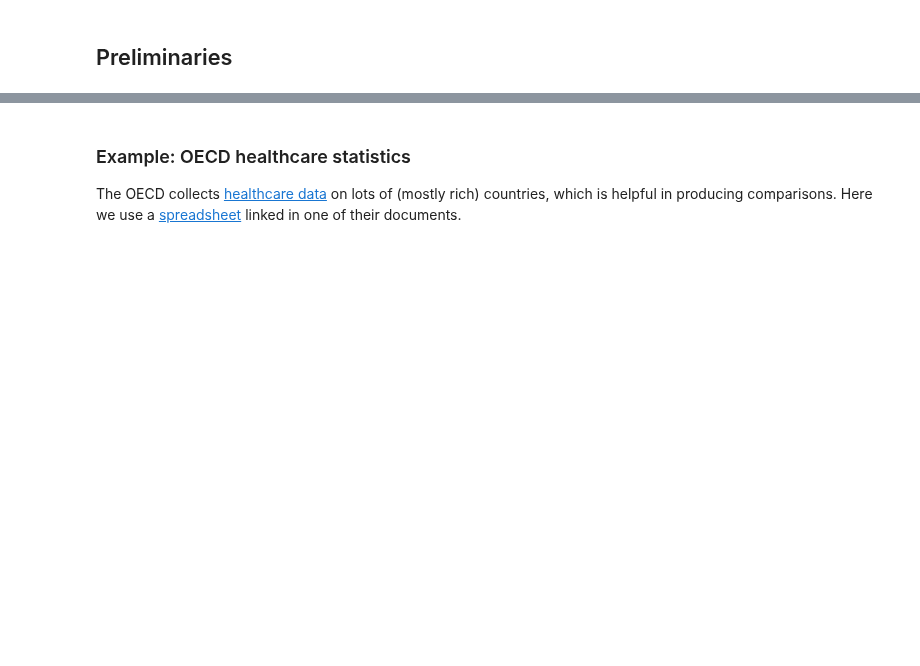
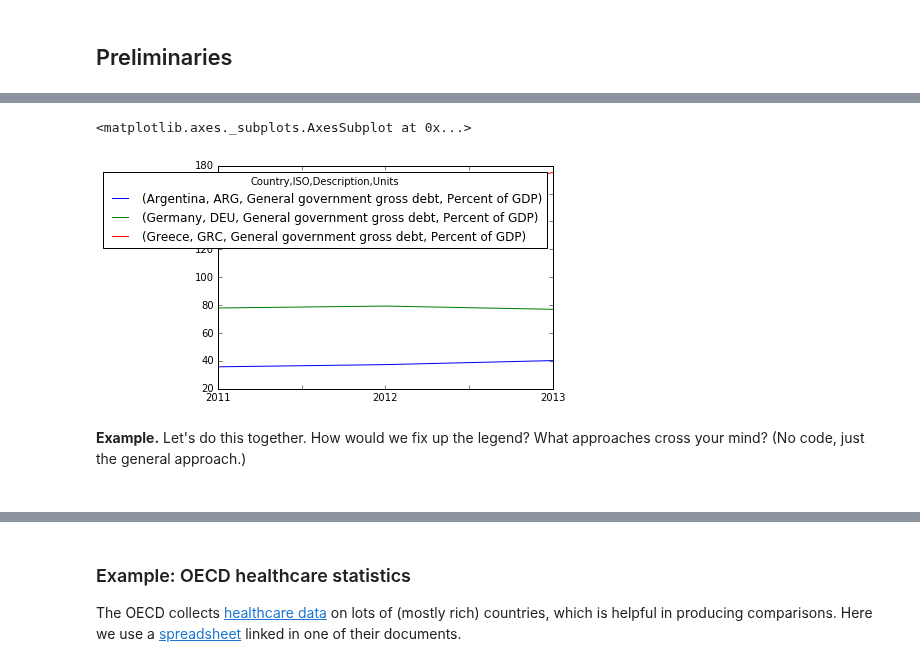
Before and after one commit to DaveBackus/Data_Bootcamp, a Jupyter notebook: Code/IPython/bootcamp_pandas-shape.ipynb, the cells around one changed output, grey strips where cells are left out. Cells and saved outputs as stored; diff of their text form; code cells hidden in the pictures; blank space fills up the shorter version.

```diff
--- a/Code/IPython/bootcamp_pandas-shape.ipynb
+++ b/Code/IPython/bootcamp_pandas-shape.ipynb
@@ -48,0 +144,2 @@ We load some of the examples from the previous notebook. The two examples share
+# %%
+dd.set_index(['Variable'])
@@ -48,0 +155,4 @@ We load some of the examples from the previous notebook. The two examples share
+# %%
+# we can do this with two or more if we like
+ddi = dd.set_index(['Variable', 'Country', 'ISO', 'Description', 'Units'])
+ddi
@@ -48,0 +238,3 @@ We load some of the examples from the previous notebook. The two examples share
+# %%
+ddt = ddi.T
+ddt
@@ -48,0 +254,5 @@ We load some of the examples from the previous notebook. The two examples share
+# %%
+# indexing a variable now grabs all countries
+debt = ddt['Debt']
+print('debt has type', type(debt))
+debt
@@ -48,0 +268,10 @@ We load some of the examples from the previous notebook. The two examples share
+# %%
+# we can even do a plot
+debt.plot()
+# %% [output]
+<matplotlib.axes._subplots.AxesSubplot at 0x...>
+[figure, added]
+# %% [markdown]
+**Example.** Let's do this together.  How would we fix up the legend?  What approaches cross your mind?  (No code, just the general approach.)
+# %% [markdown]
+<a id='stack'></a>
```
Also changed, not shown: parts of 82 cells of this notebook, 11 other files.
